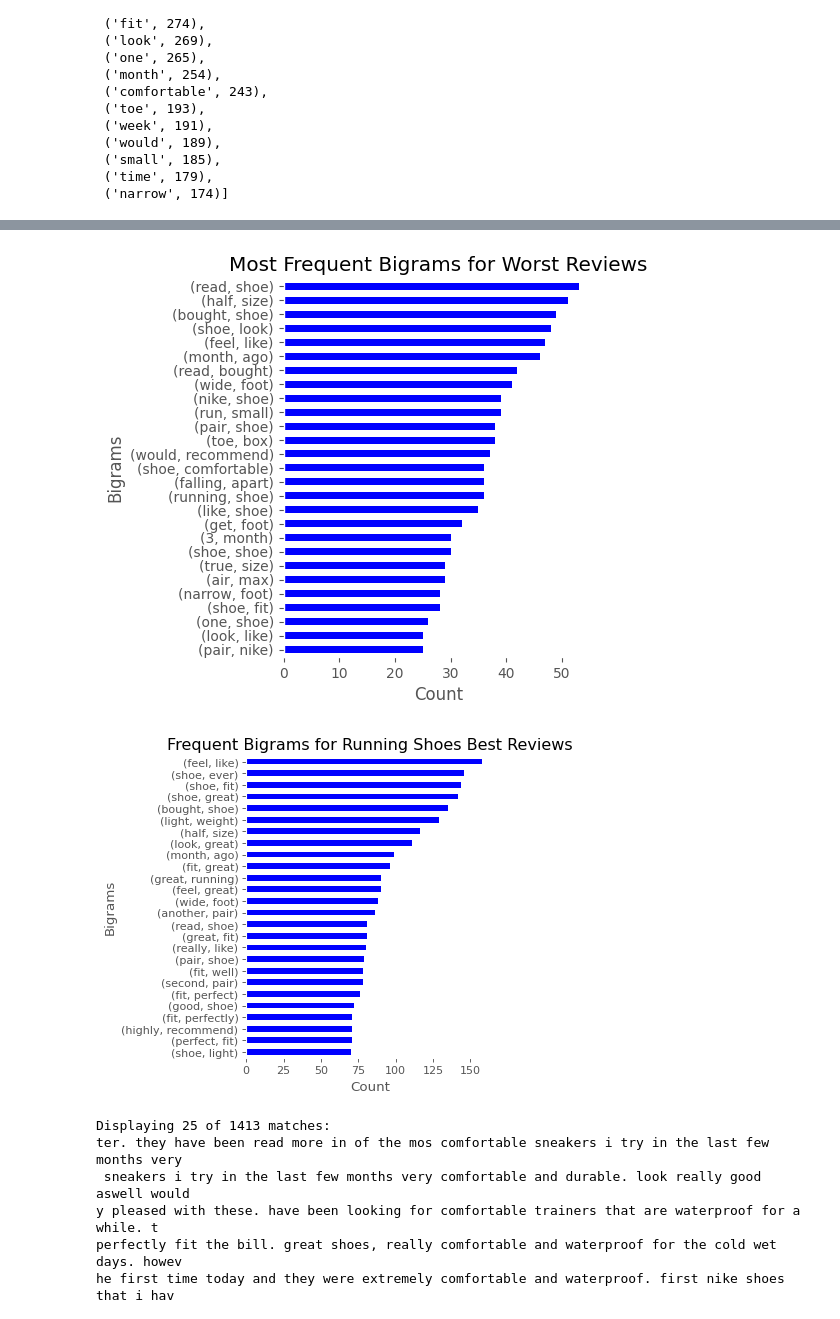
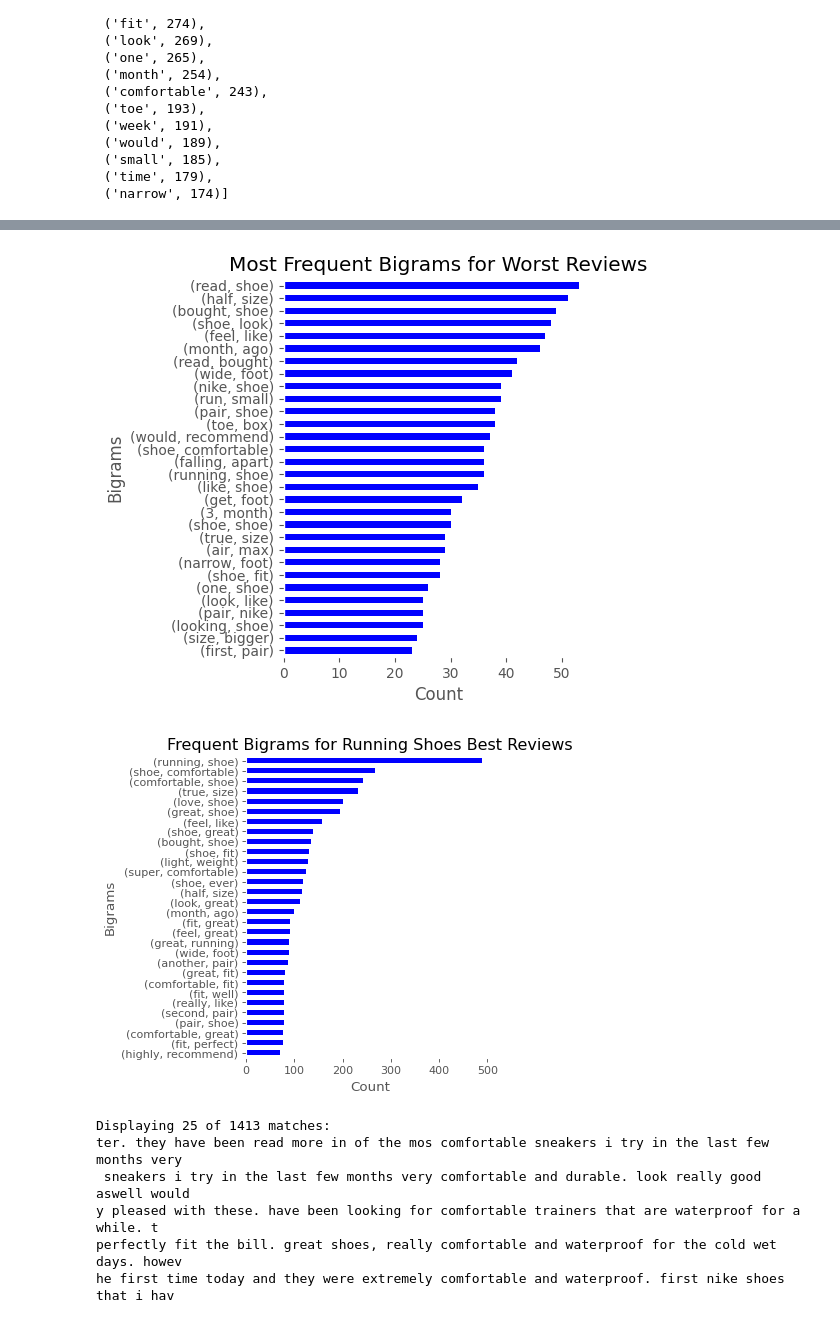
Before and after one commit to DanEllen/Nike-Shoes-Web-Scrape-and-Analysis, a Jupyter notebook: Data Analysis.ipynb, the cells around one changed output, grey strips where cells are left out. Cells and saved outputs as stored; diff of their text form; code cells hidden in the pictures.

```diff
--- a/Data Analysis.ipynb
+++ b/Data Analysis.ipynb
@@ -543,7 +539,7 @@ worst_rev_corpus = ' '.join(df[df['r_raiting']<=(2)]['r_body']).lower()
 # Lemantizing and eliminating stop words and punctuation
 
 lemmatizer= WordNetLemmatizer()
-extra_stop_filter = ['’', "'s", "n't"]
+extra_stop_filter = ['’', "'s", "n't", "part", "promotion", "collected"]
 stop_filters = stopwords.words('english') + list(string.punctuation) + extra_stop_filter
 
 best_rev_tokens = [lemmatizer.lemmatize(tokens) for tokens in word_tokenize(best_rev_corpus) if tokens not in stop_filters]
@@ -645,7 +641,7 @@ plt.savefig('bigrams_best_reviews.png', dpi = 300, bbox_inches = 'tight')
 # Plotting worst reviews bigram distribuition
 
 plt.rcParams["figure.dpi"] = 100
-pd.DataFrame(fdist_worst_bi.most_common(30)[3:], columns=['Tokens', 'Counts']).set_index('Tokens')\
+pd.DataFrame(fdist_worst_bi.most_common(30)[:], columns=['Tokens', 'Counts']).set_index('Tokens')\
 .sort_values(by = 'Counts', ascending=True).plot(kind="barh",figsize=(4,5), color=('blue')).set_facecolor('xkcd:white')
 axes = plt.gca()
 axes.get_legend().remove()
@@ -656,7 +652,7 @@ plt.savefig('bigrams_worst_reviews.png', dpi = 300, bbox_inches = 'tight')
 
 # Removed top 3 because they are automated text that signals that the product was recieved for free as part of a promotion
 # %% [output]
-[figure, old version]
+[figure, new version]
 # %%
 # Get some context on text
 
@@ -665,35 +661,35 @@ plt.savefig('bigrams_worst_reviews.png', dpi = 300, bbox_inches = 'tight')
 # %%
 # Bigram analysis on best reviews for running shoes
 
 best_running_rev_corpus = ' '.join(df[(df['r_raiting']>=(4)) & (df['category']=='Running Shoe')]['r_body']).lower()
 
 # Lemantizing and eliminating stop words and punctuation
 
 best_running_rev_tokens = [lemmatizer.lemmatize(tokens) for tokens in word_tokenize(best_running_rev_corpus)\
                            if tokens not in stop_filters]
 
 fdist_running_best = FreqDist(best_running_rev_tokens)
 fdist_running_best.most_common(20)
 
 # Bigrams Best Reviews
 
 best_running_rev_bigram = list(nltk.bigrams(best_running_rev_tokens))
 fdist_best_running_bi = FreqDist(best_running_rev_bigram)
 fdist_best_running_bi.most_common(10)
 
 # Plotting best reviews bigram distribuition
 
 plt.rcParams["figure.dpi"] = 80
-pd.DataFrame(fdist_best_running_bi.most_common(30)[4:], columns=['Tokens', 'Counts']).set_index('Tokens')\
+pd.DataFrame(fdist_best_running_bi.most_common(30)[:], columns=['Tokens', 'Counts']).set_index('Tokens')\
 .sort_values(by = 'Counts', ascending=True).plot(kind="barh",figsize=(4,5), color=('blue')).set_facecolor('xkcd:white')
 axes = plt.gca()
 axes.get_legend().remove()
 plt.ylabel('Bigrams')
 plt.xlabel('Count')
 plt.title('Frequent Bigrams for Running Shoes Best Reviews')
 plt.savefig('bigrams_running_best_reviews.png', dpi = 300, bbox_inches = 'tight')
 # %% [output]
-[figure, old version]
+[figure, new version]
 # %%
 # Get some context on comfortable
 
```
Also changed, not shown: parts of 9 cells of this notebook, 9 other files.
